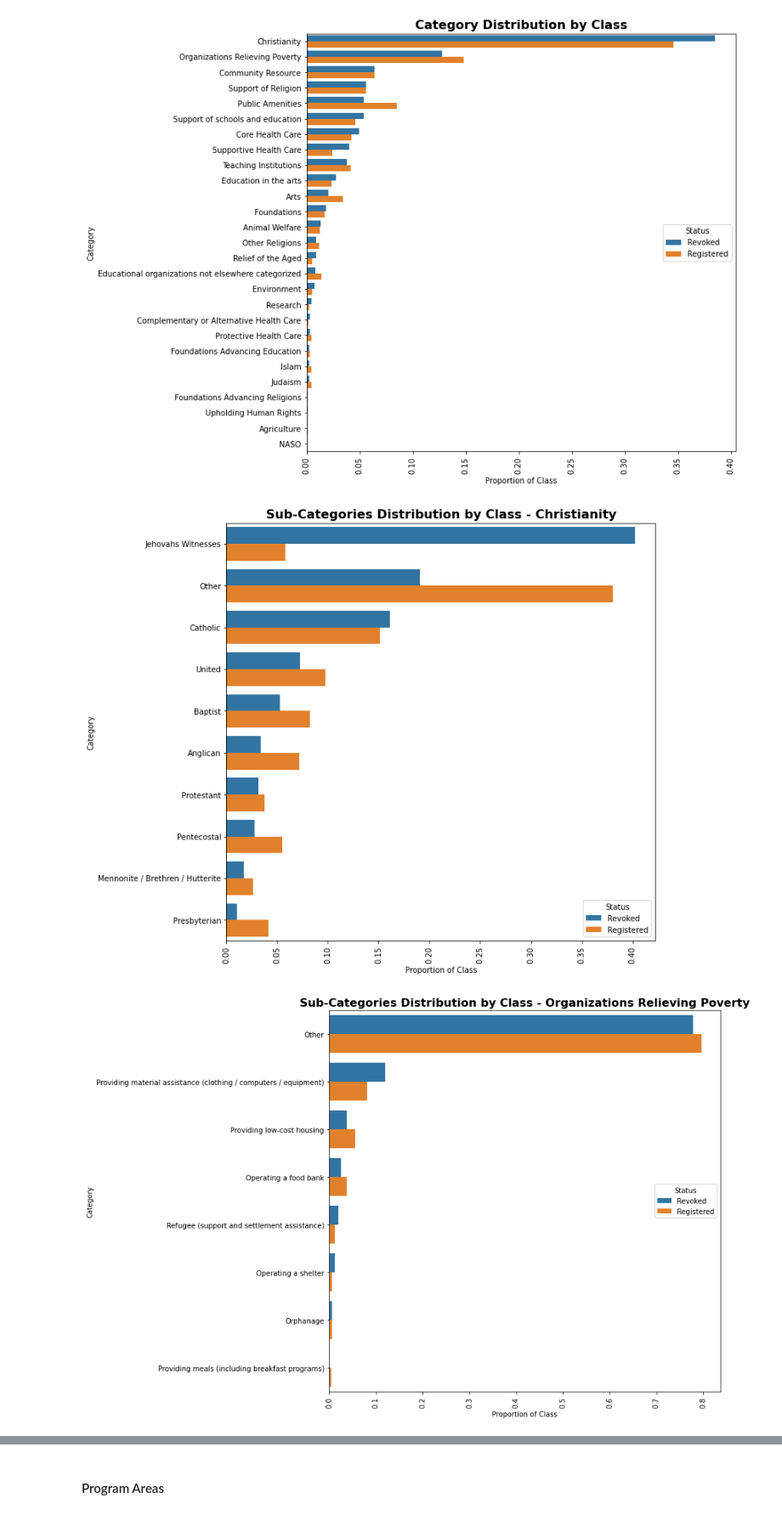
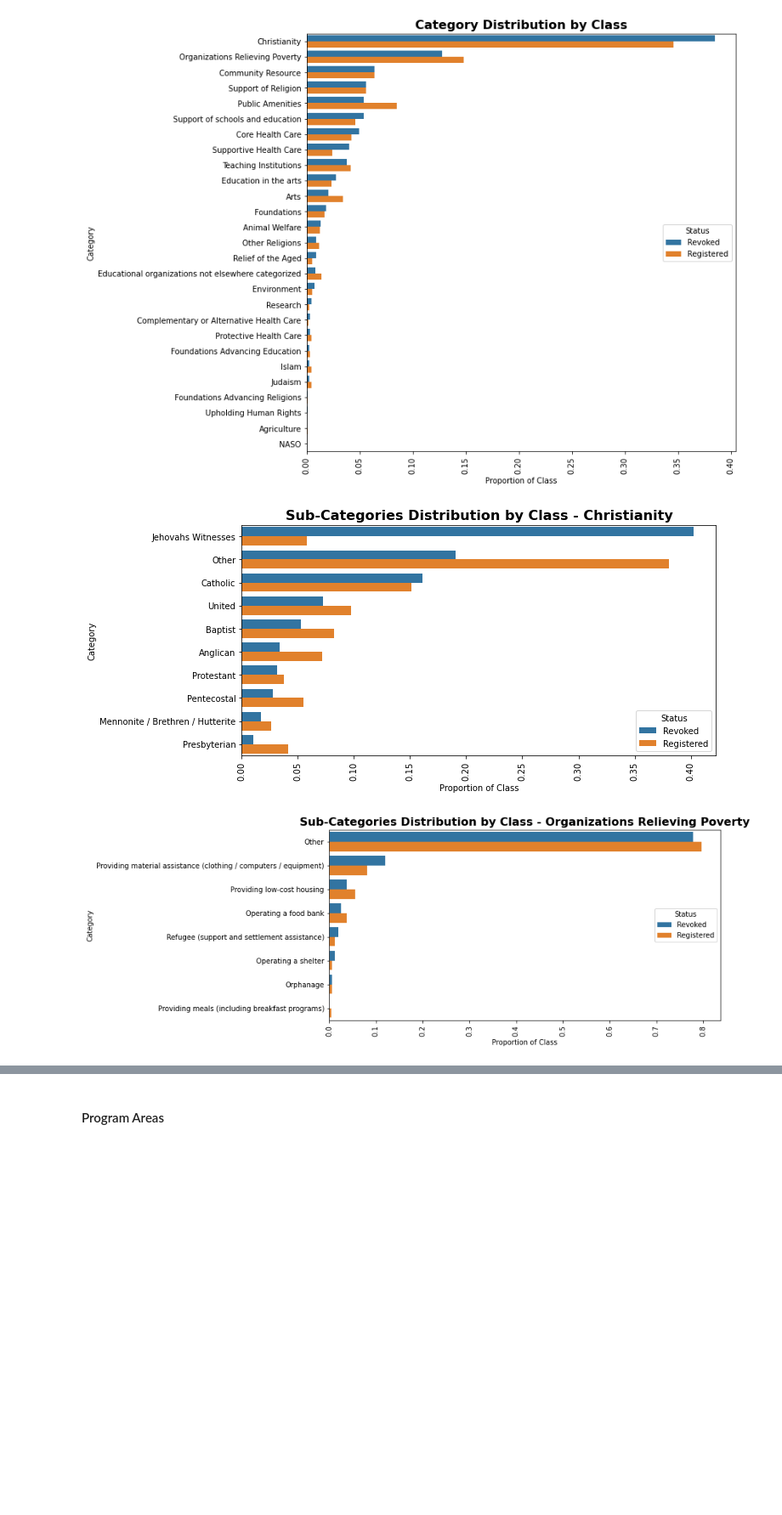
Before and after one commit to samanthacassar/canadacharities, a Jupyter notebook: exploratory_analysis.ipynb, the cells around one changed output, grey strips where cells are left out. Shown at 85% size. Cells and saved outputs as stored; diff of their text form; code cells hidden in the pictures; blank space fills up the shorter version.

```diff
--- a/exploratory_analysis.ipynb
+++ b/exploratory_analysis.ipynb
@@ -43,22 +44,22 @@ plt.show();
 # %%
 top_categories = df['Category'].value_counts(dropna=False)[:10].index.tolist()
 
 for category in top_categories:
     cat_df = df.loc[df['Category']==category, :] #filter for category data
     top_subcategories = cat_df['Sub-Category'].value_counts(dropna=False)[:10].index.tolist()
     cat_df = cat_df.loc[cat_df['Sub-Category'].isin(top_subcategories), :]
 
-    plt.figure(figsize=[10,10])
+    plt.figure(figsize=[10,5])
     cat_df = cat_df.groupby(['Status','Sub-Category'])['BN/Registration Number'].agg(['count'])
     cat_df['subcategory_perc'] = cat_df['count'] / (cat_df.groupby(level=0)['count'].transform('sum'))
     cat_df = cat_df['subcategory_perc'].reset_index().sort_values(['Status', 'subcategory_perc'], ascending=False)
 
     sns.barplot(x='subcategory_perc', y='Sub-Category', hue='Status', data=cat_df)
     plt.xticks(rotation=90)
     plt.ylabel('Category')
     plt.xlabel('Proportion of Class')
     plt.title('Sub-Categories Distribution by Class - {}'.format(category), fontsize = 16, fontweight='bold')
     plt.show();
 # %% [output]
-[figure, old version]
+[figure, new version]
-[figure, old version]
+[figure, new version]
```
Also changed, not shown: parts of 17 cells of this notebook.
